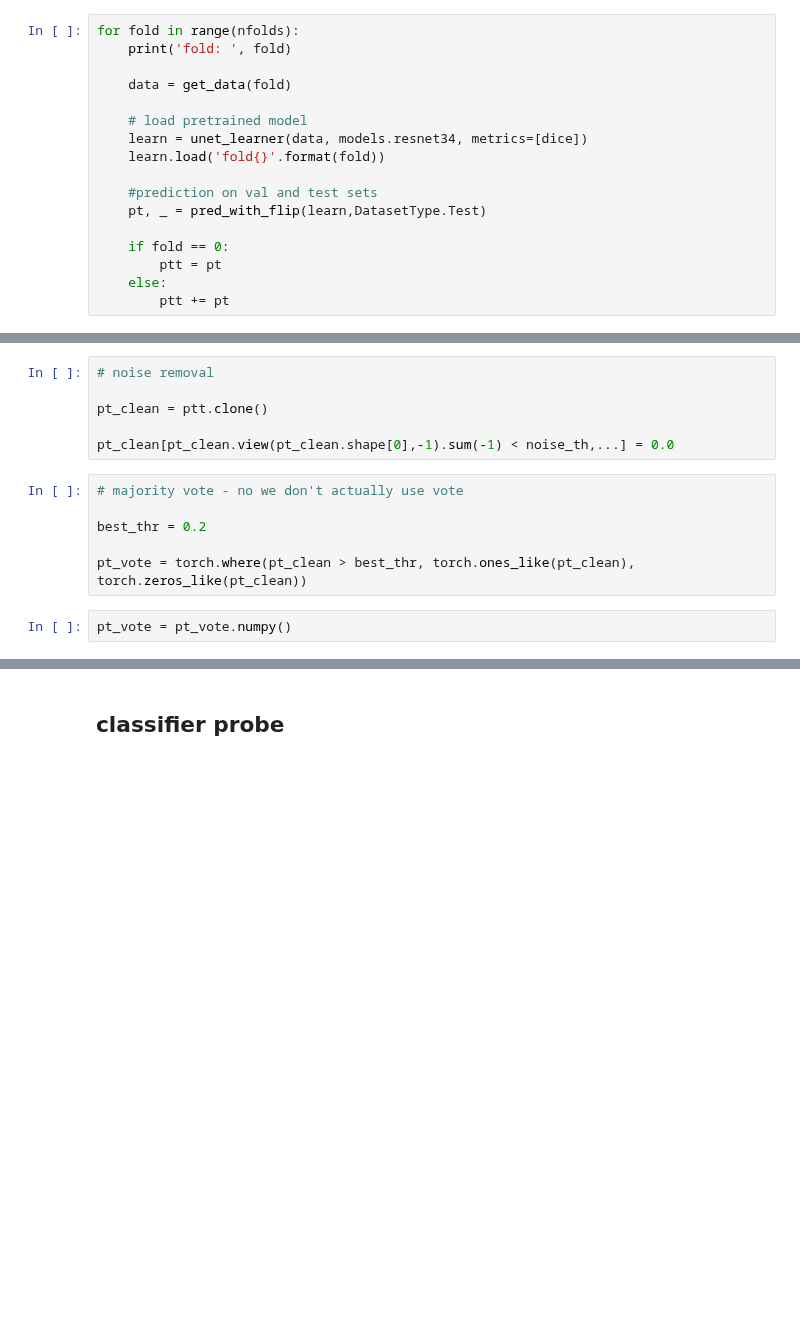
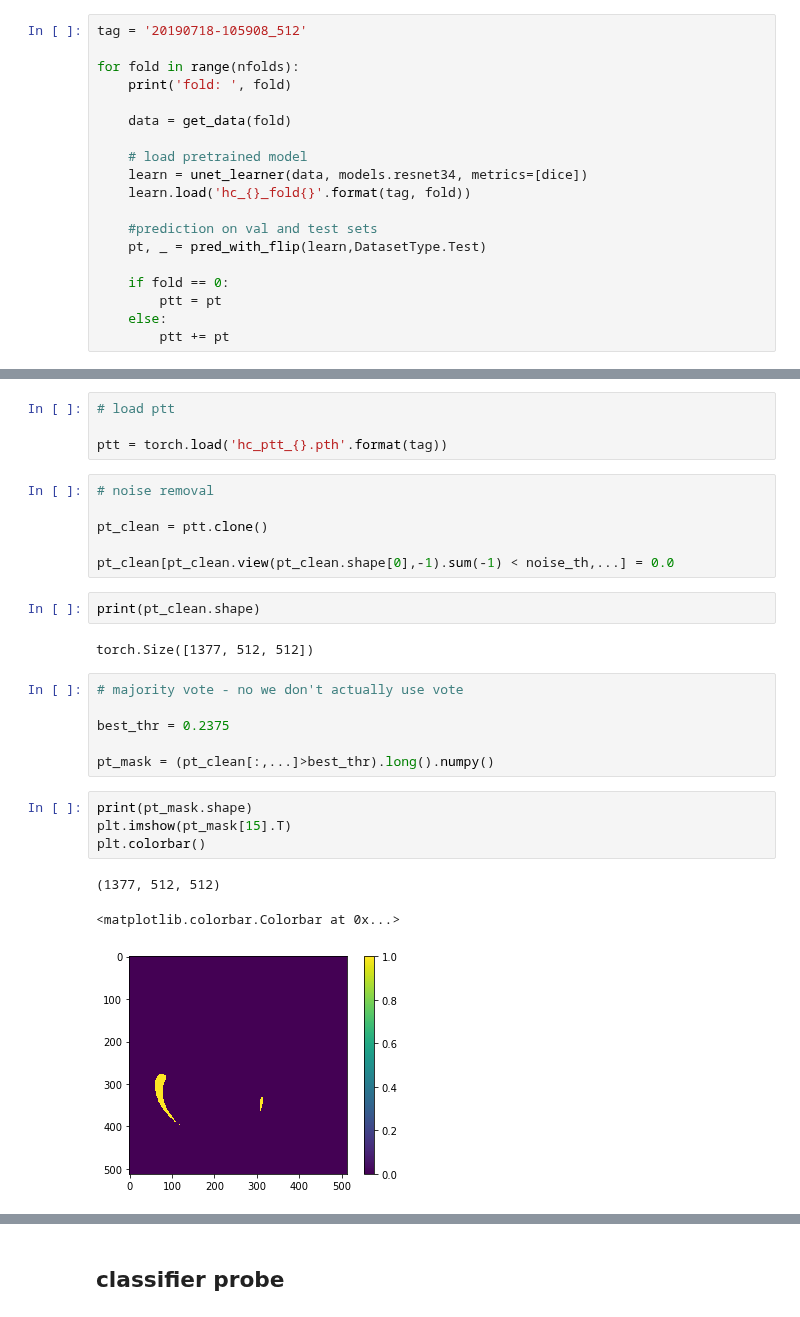
Before and after one commit to xiedidan/siim-pneumothorax, a Jupyter notebook: hypercolumns.ipynb, the cells around one changed output, grey strips where cells are left out. Drawn from its saved outputs; the diff is of its cells as text; blank space fills up the shorter version.

```diff
--- a/hypercolumns.ipynb
+++ b/hypercolumns.ipynb
@@ -575,6 +563,8 @@ for idx in plot_idx:
 # %% [markdown]
 ## submission
 # %%
+tag = '20190718-105908_512'
+
 for fold in range(nfolds):
     print('fold: ', fold)
 
@@ -582,7 +572,7 @@ for fold in range(nfolds):
 
     # load pretrained model
     learn = unet_learner(data, models.resnet34, metrics=[dice])
-    learn.load('fold{}'.format(fold))
+    learn.load('hc_{}_fold{}'.format(tag, fold))
 
     #prediction on val and test sets
     pt, _ = pred_with_flip(learn,DatasetType.Test)
@@ -613,17 +603,31 @@ torch.save(ptt, 'hc_ptt.pth')
+# %%
+# load ptt
+
+ptt = torch.load('hc_ptt_{}.pth'.format(tag))
 # %%
 # noise removal
 
 pt_clean = ptt.clone()
 
 pt_clean[pt_clean.view(pt_clean.shape[0],-1).sum(-1) < noise_th,...] = 0.0
+# %%
+print(pt_clean.shape)
+# %% [output]
+torch.Size([1377, 512, 512])
 # %%
 # majority vote - no we don't actually use vote
 
-best_thr = 0.2
+best_thr = 0.2375
 
-pt_vote = torch.where(pt_clean > best_thr, torch.ones_like(pt_clean), torch.zeros_like(pt_clean))
+pt_mask = (pt_clean[:,...]>best_thr).long().numpy()
-# %%
-pt_vote = pt_vote.numpy()
+# %%
+print(pt_mask.shape)
+plt.imshow(pt_mask[15].T)
+plt.colorbar()
+# %% [output]
+(1377, 512, 512)
+<matplotlib.colorbar.Colorbar at 0x...>
+[figure, added]
 # %%
 # Generate rle encodings in parallel (images are first converted to the original size)
 mask_size = 1024
```
Also changed, not shown: parts of 5 cells of this notebook, 1 other file.
